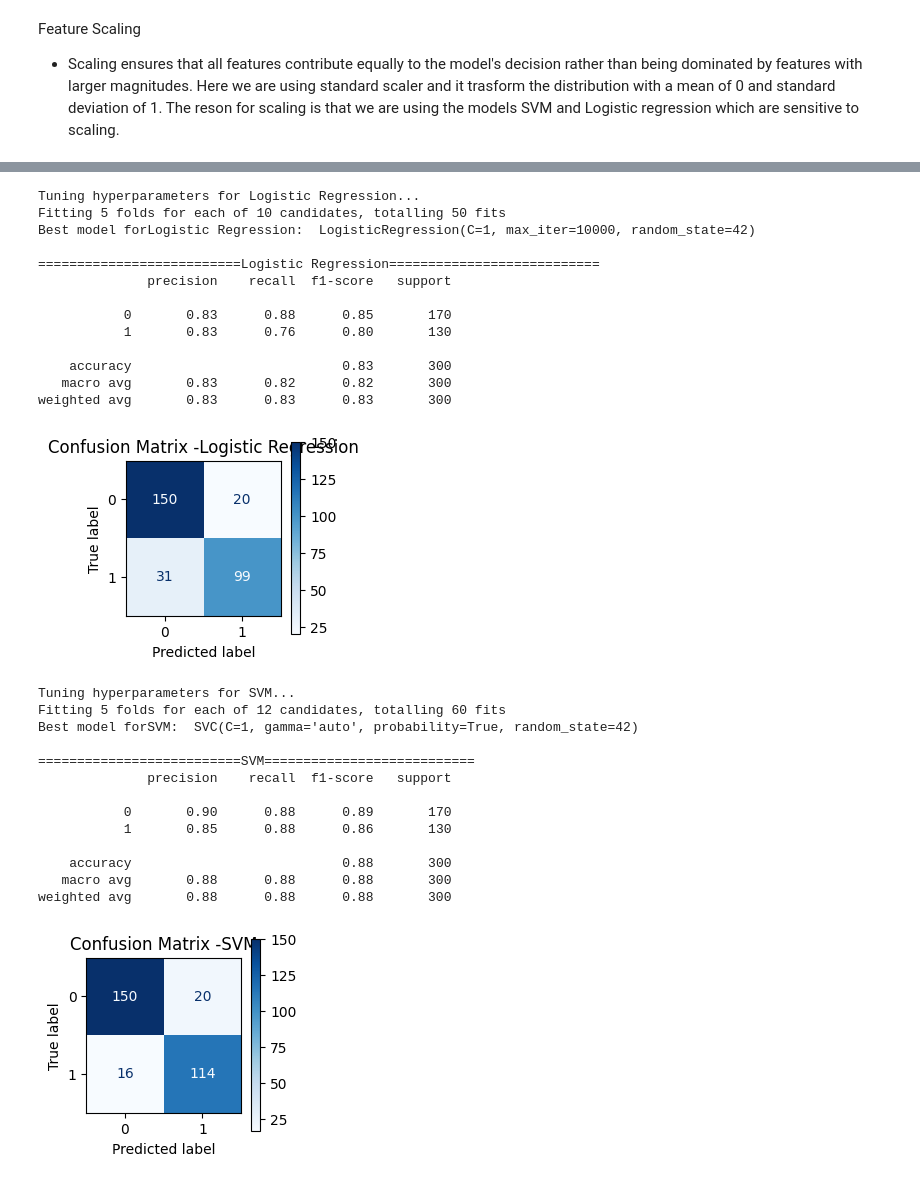
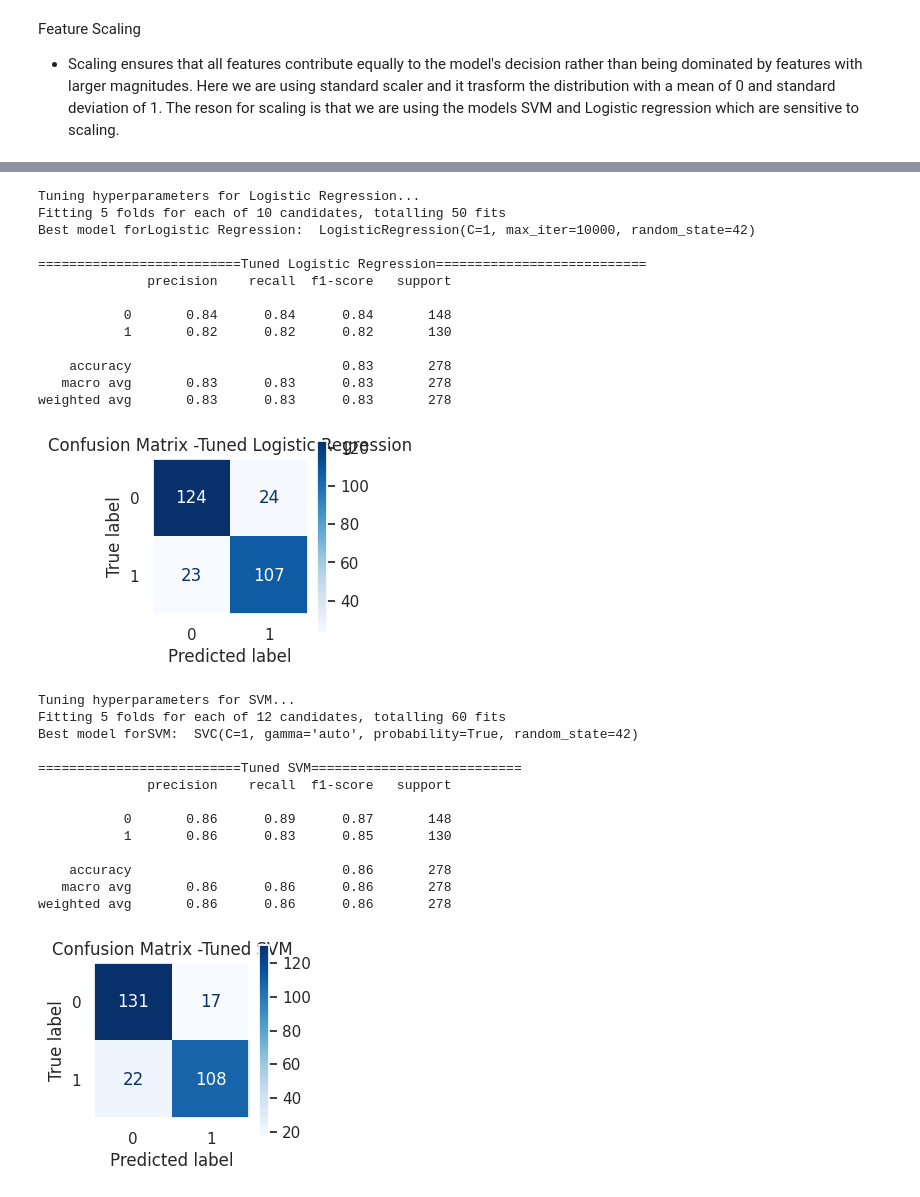
Before and after one commit to negilbabu/Customer-Purchase-Prediction-ML-, a Jupyter notebook: Customer_Purchase_Prediction(ML).ipynb, the cells around one changed output, grey strips where cells are left out. Drawn from its saved outputs; the diff is of its cells as text; code cells hidden in the pictures.

```diff
--- a/Customer_Purchase_Prediction(ML).ipynb
+++ b/Customer_Purchase_Prediction(ML).ipynb
@@ -265,8 +260,8 @@ duplicated_rows = df.duplicated()
 print(f"Total duplicated rows: {duplicated_rows.sum()}")
 
 if duplicated_rows.any():
-    df.drop_duplicates()
-    print("Shape of dataframe after removing duplicates", df.shape)
+    df = df.drop_duplicates()
+print("Shape of dataframe after removing duplicates", df.shape)
 # %% [output]
 Checking for duplicated rows:
 Total duplicated rows: 112
@@ -493,9 +488,10 @@ models = [
 # %%
 results = []
 for model, name in models:
+    name = "Untuned " + name
     evaluate_model(model, name)
 
-results_df = pd.DataFrame(results, columns=["Model", "Accuracy", "Precision_0", "Precision_1", "Macro_Avg_Precision", "Recall_0", "Recall_1", "Macro_Avg_Recall", "F1_0",
-                                            "F1_1", "Macro_Avg_F1", "Support"])
+results_df = pd.DataFrame(results, columns=["Model", "Accuracy", "Precision_0", "Precision_1", "Macro_Avg_Precision", "Recall_0",
+                                            "Recall_1", "Macro_Avg_Recall", "F1_0", "F1_1", "Macro_Avg_F1", "Support"])
 display(results_df)
 # %% [output]
@@ -607,8 +603,6 @@ param_grids = {
 
 }
 # %%
-from sklearn.model_selection import StratifiedKFold
-
 best_tuned_models = {}
 # Cross-validation strategy
 cv = StratifiedKFold(n_splits=5, shuffle=True, random_state=42)
@@ -619,57 +613,57 @@ for model, name in models:
     param_grid = param_grids.get(name, {})
 
     if param_grid:
         grid_search = GridSearchCV(
             estimator=model,
             param_grid=param_grid,
             scoring='accuracy',
             cv=cv,
             n_jobs=-1,
             verbose=1
         )
         grid_search.fit(X_train, y_train)
 
         # Get the best model
         best_model = grid_search.best_estimator_
         best_tuned_models[name] = grid_search.best_estimator_
         print(f"Best model for{name}: ",best_model)
-
+        name = "Tuned " + name
         evaluate_model(best_model, name)
     else:
         best_tuned_models[name] = model
         evaluate_model(model, name)
-results_df = pd.DataFrame(results, columns=["Model", "Accuracy", "Precision_0", "Precision_1", "Macro_Avg_Precision", "Recall_0", "Recall_1", "Macro_Avg_Recall", "F1_0",
-                                            "F1_1", "Macro_Avg_F1", "Support"])
+results_df = pd.DataFrame(results, columns=["Model", "Accuracy", "Precision_0", "Precision_1", "Macro_Avg_Precision",
+                              "Recall_0", "Recall_1", "Macro_Avg_Recall", "F1_0", "F1_1", "Macro_Avg_F1", "Support"])
 display(results_df)
 # %% [output]
 Tuning hyperparameters for Logistic Regression...
 Fitting 5 folds for each of 10 candidates, totalling 50 fits
 Best model forLogistic Regression:  LogisticRegression(C=1, max_iter=10000, random_state=42)
 
-==========================Logistic Regression===========================
+==========================Tuned Logistic Regression===========================
               precision    recall  f1-score   support
 
-           0       0.83      0.88      0.85       170
-           1       0.83      0.76      0.80       130
+           0       0.84      0.84      0.84       148
+           1       0.82      0.82      0.82       130
 
-    accuracy                           0.83       300
-   macro avg       0.83      0.82      0.82       300
-weighted avg       0.83      0.83      0.83       300
+    accuracy                           0.83       278
+   macro avg       0.83      0.83      0.83       278
+weighted avg       0.83      0.83      0.83       278
-[figure, old version]
+[figure, new version]
 Tuning hyperparameters for SVM...
 Fitting 5 folds for each of 12 candidates, totalling 60 fits
 Best model forSVM:  SVC(C=1, gamma='auto', probability=True, random_state=42)
 
-==========================SVM===========================
+==========================Tuned SVM===========================
               precision    recall  f1-score   support
 
-           0       0.90      0.88      0.89       170
-           1       0.85      0.88      0.86       130
+           0       0.86      0.89      0.87       148
+           1       0.86      0.83      0.85       130
 
-    accuracy                           0.88       300
-   macro avg       0.88      0.88      0.88       300
-weighted avg       0.88      0.88      0.88       300
+    accuracy                           0.86       278
+   macro avg       0.86      0.86      0.86       278
+weighted avg       0.86      0.86      0.86       278
-[figure, old version]
+[figure, new version]
 Tuning hyperparameters for Decision Tree...
 Fitting 5 folds for each of 144 candidates, totalling 720 fits
 Best model forDecision Tree:  DecisionTreeClassifier(min_samples_leaf=4, min_samples_split=10,
```
Also changed, not shown: parts of 19 cells of this notebook.
